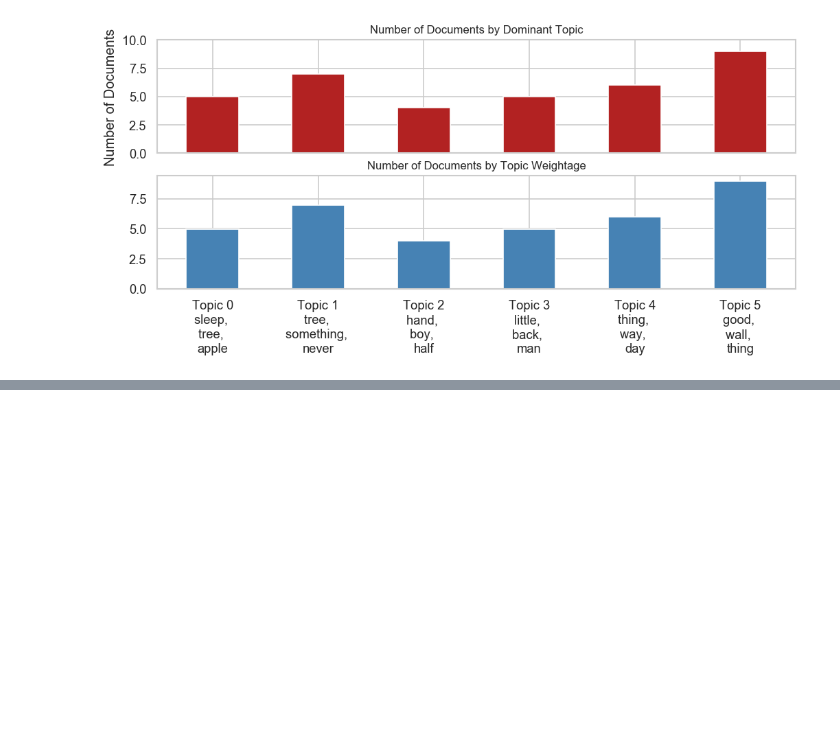
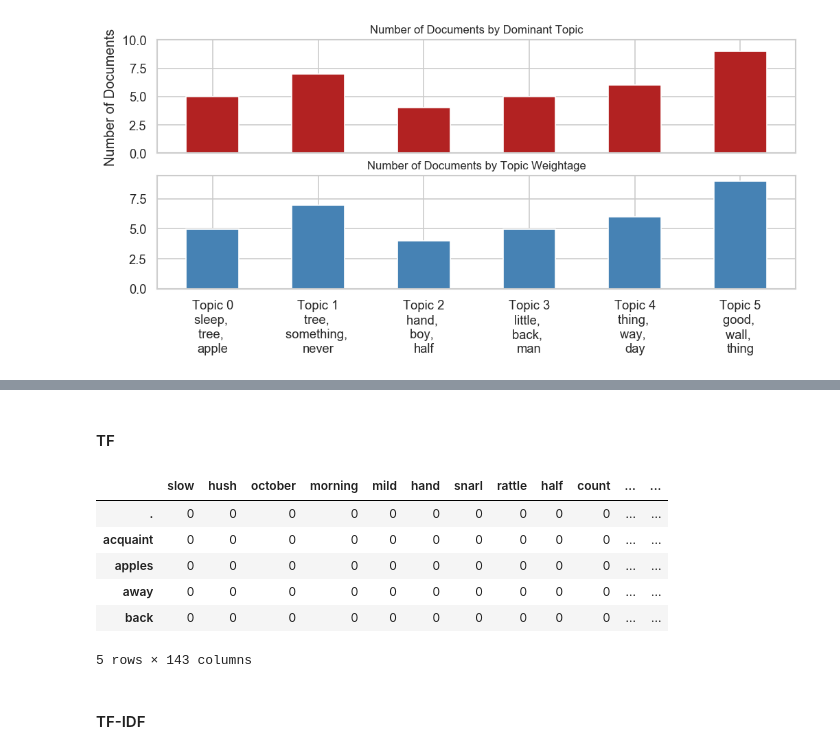
Before and after one commit to rochiecuevas/poetry, a Jupyter notebook: Frost_NLP.ipynb, the cells around one changed output, grey strips where cells are left out. Saved outputs shown, nothing was run; the diff lists cells and outputs as text; code cells hidden in the pictures; blank space fills up the shorter version.

```diff
--- a/Frost_NLP.ipynb
+++ b/Frost_NLP.ipynb
@@ -968,0 +1036,5 @@ plt.show()
+# %%
+# Add keywords based on TF-IDF
+impt_words2 = df3.reset_index().groupby("PoemTitle")["Word"].apply(list)
+df4["keywords_TF-IDF"] = [",".join(str(y) for y in x) for x in impt_words2]
+df4.head()
@@ -968,0 +1048,9 @@ plt.show()
+# %%
+# Dataframe of keywords according to term frequency
+keywordsTF = []
+for i, r in df4.iterrows():
+    keywords = r["keywords_TF"].split(",")
+    for kw in keywords:
+        keywordsTF.append((kw.strip(""), r["keywords_TF"]))
+kwTF_df = pd.DataFrame(keywordsTF).rename(columns = {0: "keyword", 1: "keywords"})
+kwTF_df.head()
@@ -968,0 +1064,9 @@ plt.show()
+# %%
+# Dataframe of keywords according to TF-IDF
+keywordsTFIDF = []
+for i, r in df4.iterrows():
+    keywords = r["keywords_TF-IDF"].split(",")
+    for kw in keywords:
+        keywordsTFIDF.append((kw.strip(""), r["keywords_TF-IDF"]))
+kwTFIDF_df = pd.DataFrame(keywordsTFIDF).rename(columns = {0: "keyword", 1: "keywords"})
+kwTFIDF_df.head()
@@ -968,0 +1080,29 @@ plt.show()
+# %% [markdown]
+#### TF
+# %%
+# Convert rows to lists
+docsTF = kwTF_df["keywords"].tolist()
+namesTF = kwTF_df["keyword"].tolist()
+
+docs_list = [i.split(",")for i in docsTF]
+# %%
+# Create an ordered dictionary of keyword and frequency of co-occurrence
+from collections import OrderedDict
+occurrences = OrderedDict((name, OrderedDict((name, 0) for name in namesTF)) for name in namesTF)
+
+for i in docs_list:
+    for x in range(len(i)):
+        for item in i[:x] + i[x + 1:]:
+            occurrences[i[x]][item] += 1
+
+# Create a dataframe of co-occurrences
+co_occur_df = pd.DataFrame.from_dict(occurrences)
+co_occur_df.head()
+# %% [output]
+|  | slow | hush | october | morning | mild | hand | snarl | rattle | half | count | ... | ... |
+| . | 0 | 0 | 0 | 0 | 0 | 0 | 0 | 0 | 0 | 0 | ... | ... |
+| acquaint | 0 | 0 | 0 | 0 | 0 | 0 | 0 | 0 | 0 | 0 | ... | ... |
+| apples | 0 | 0 | 0 | 0 | 0 | 0 | 0 | 0 | 0 | 0 | ... | ... |
+| away | 0 | 0 | 0 | 0 | 0 | 0 | 0 | 0 | 0 | 0 | ... | ... |
+| back | 0 | 0 | 0 | 0 | 0 | 0 | 0 | 0 | 0 | 0 | ... | ... |
+5 rows × 143 columns
@@ -968,0 +1111,2 @@ plt.show()
+# %% [markdown]
+#### TF-IDF
```
Also changed, not shown: parts of 19 cells of this notebook.
